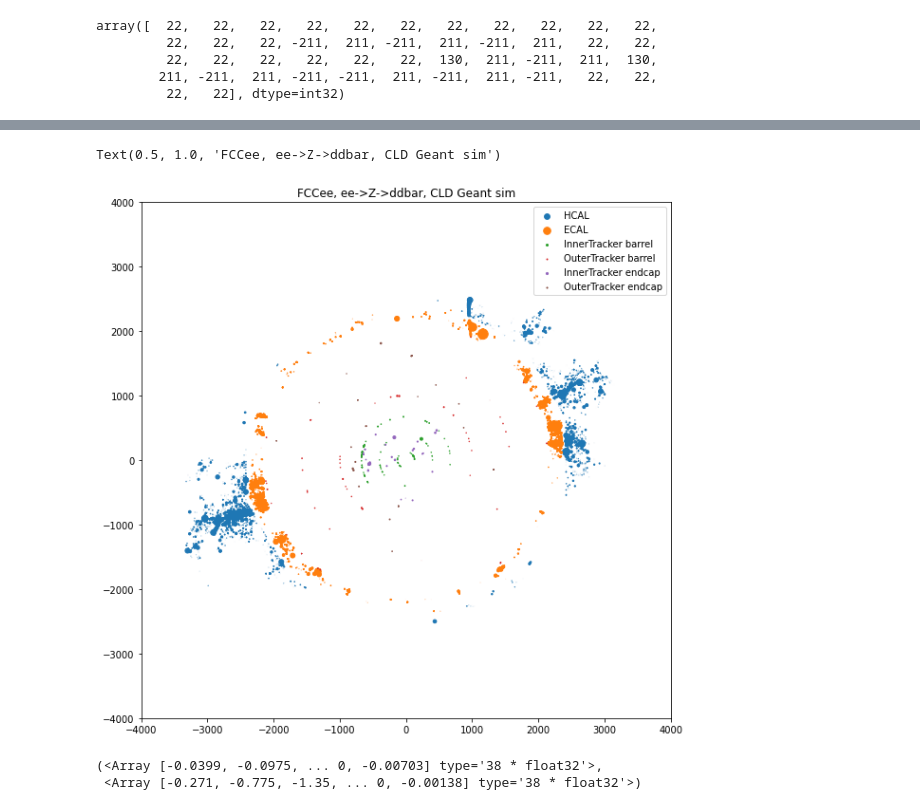
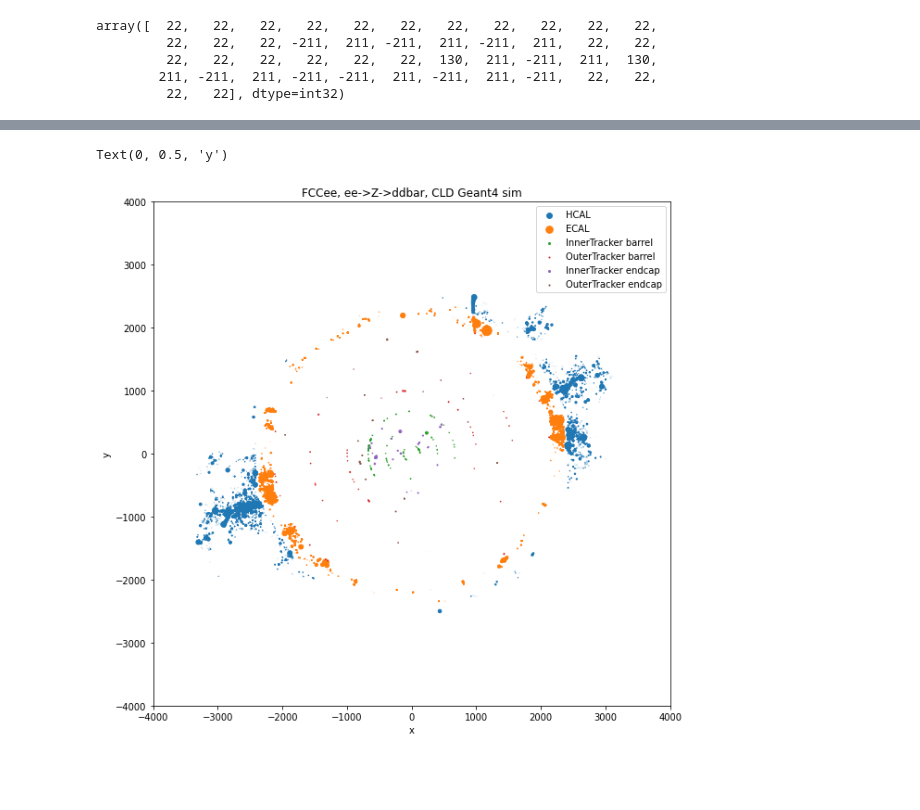
Before and after one commit to HEP-KBFI/fcc, a Jupyter notebook: notebooks/visualize_cld.ipynb, the cells around one changed output, grey strips where cells are left out. Drawn from its saved outputs; the diff is of its cells as text; code cells hidden in the pictures; blank space fills up the shorter version.

```diff
--- a/notebooks/visualize_cld.ipynb
+++ b/notebooks/visualize_cld.ipynb
@@ -189,33 +105,35 @@ plt.scatter(
     hits[iev]["positionedHits_IT_barrel/positionedHits_IT_barrel.position.y"],
     s=10000*hits[iev]["positionedHits_IT_barrel/positionedHits_IT_barrel.core.energy"],
     label="InnerTracker barrel"
 )
 
 plt.scatter(
     hits[iev]["positionedHits_OT_barrel/positionedHits_OT_barrel.position.x"],
     hits[iev]["positionedHits_OT_barrel/positionedHits_OT_barrel.position.y"],
     s=10000*hits[iev]["positionedHits_OT_barrel/positionedHits_OT_barrel.core.energy"],
     label="OuterTracker barrel"
 )
 
 plt.scatter(
     hits[iev]["positionedHits_IT_endcap/positionedHits_IT_endcap.position.x"],
     hits[iev]["positionedHits_IT_endcap/positionedHits_IT_endcap.position.y"],
     s=10000*hits[iev]["positionedHits_IT_endcap/positionedHits_IT_endcap.core.energy"],
     label="InnerTracker endcap"
 )
 
 plt.scatter(
     hits[iev]["positionedHits_OT_endcap/positionedHits_OT_endcap.position.x"],
     hits[iev]["positionedHits_OT_endcap/positionedHits_OT_endcap.position.y"],
     s=10000*hits[iev]["positionedHits_OT_endcap/positionedHits_OT_endcap.core.energy"],
     label="OuterTracker endcap"
 )
 
 plt.legend()
 plt.xlim(-4000, 4000)
 plt.ylim(-4000, 4000)
-plt.title("FCCee, ee->Z->ddbar, CLD Geant sim")
+plt.title("FCCee, ee->Z->ddbar, CLD Geant4 sim")
+plt.xlabel("x")
+plt.ylabel("y")
 # %% [output]
-Text(0.5, 1.0, 'FCCee, ee->Z->ddbar, CLD Geant sim')
+Text(0, 0.5, 'y')
-[figure, old version]
+[figure, new version]
@@ -224,5 +139,0 @@ iev = 0
-# %%
-px[iev][status[iev]==0], py[iev][status[iev]==0]
-# %% [output]
-(<Array [-0.0399, -0.0975, ... 0, -0.00703] type='38 * float32'>,
- <Array [-0.271, -0.775, -1.35, ... 0, -0.00138] type='38 * float32'>)
```
Also changed, not shown: parts of 7 cells of this notebook.
